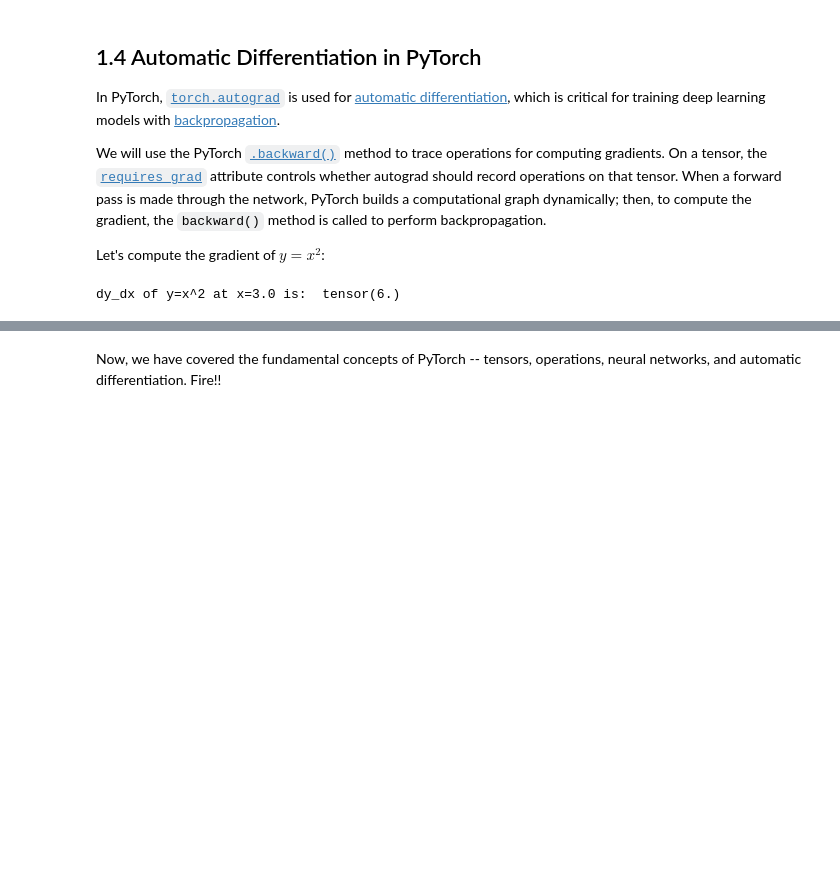
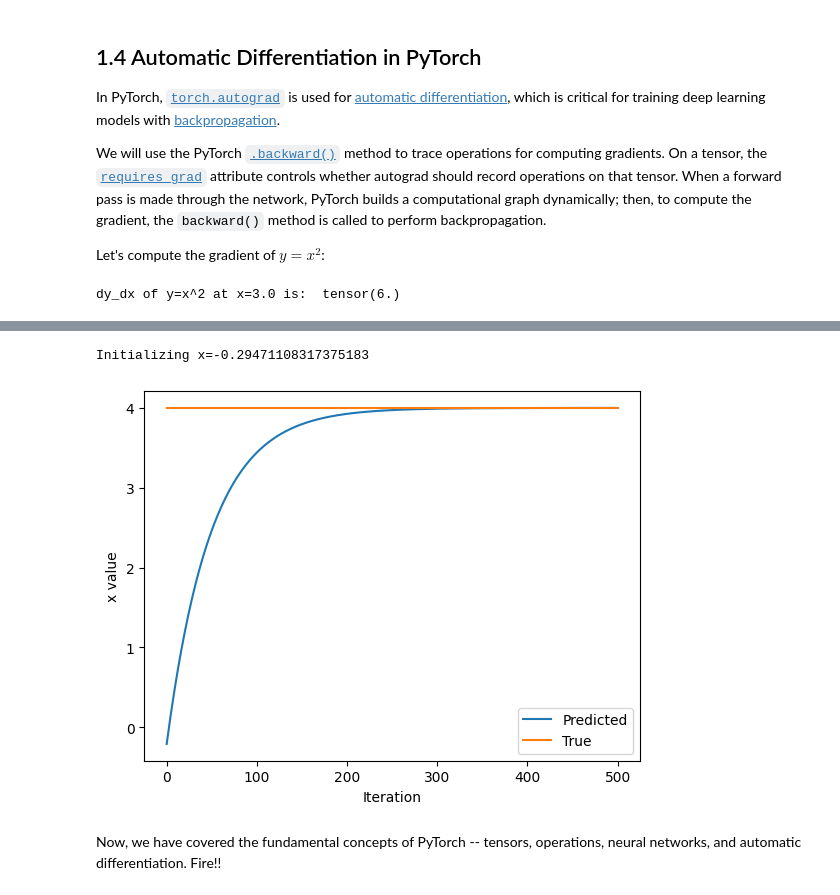
Before and after one commit to buiksat/buiksat.github.io, a Jupyter notebook: lab1/PT_Part1_Intro.ipynb, the cells around one changed output, grey strips where cells are left out. Cells and saved outputs as stored; diff of their text form; code cells hidden in the pictures; blank space fills up the shorter version.

```diff
--- a/lab1/PT_Part1_Intro.ipynb
+++ b/lab1/PT_Part1_Intro.ipynb
@@ -351,33 +351,38 @@ In training neural networks, we use differentiation and stochastic gradient desc
 x = torch.randn(1)
 print(f"Initializing x={x.item()}")
 
 learning_rate = 1e-2  # Learning rate
 history = []
 x_f = 4  # Target value
 
 
 # We will run gradient descent for a number of iterations. At each iteration, we compute the loss,
 #   compute the derivative of the loss with respect to x, and perform the update.
 for i in range(500):
     x = torch.tensor([x], requires_grad=True)
 
     # TODO: Compute the loss as the square of the difference between x and x_f
-    loss = # TODO
+    loss =  (x - x_f)**2 # TODO
+
+    # Compute the gradient
 
     # Backpropagate through the loss to compute gradients
     loss.backward()
 
     # Update x with gradient descent
     x = x.item() - learning_rate * x.grad
 
     history.append(x.item())
 
 # Plot the evolution of x as we optimize toward x_f!
 plt.plot(history)
 plt.plot([0, 500], [x_f, x_f])
 plt.legend(('Predicted', 'True'))
 plt.xlabel('Iteration')
 plt.ylabel('x value')
 plt.show()
+# %% [output]
+Initializing x=-0.29471108317375183
+[figure, added]
 # %% [markdown]
 Now, we have covered the fundamental concepts of PyTorch -- tensors, operations, neural networks, and automatic differentiation. Fire!!
```
Also changed, not shown: parts of 1 cell of this notebook.
